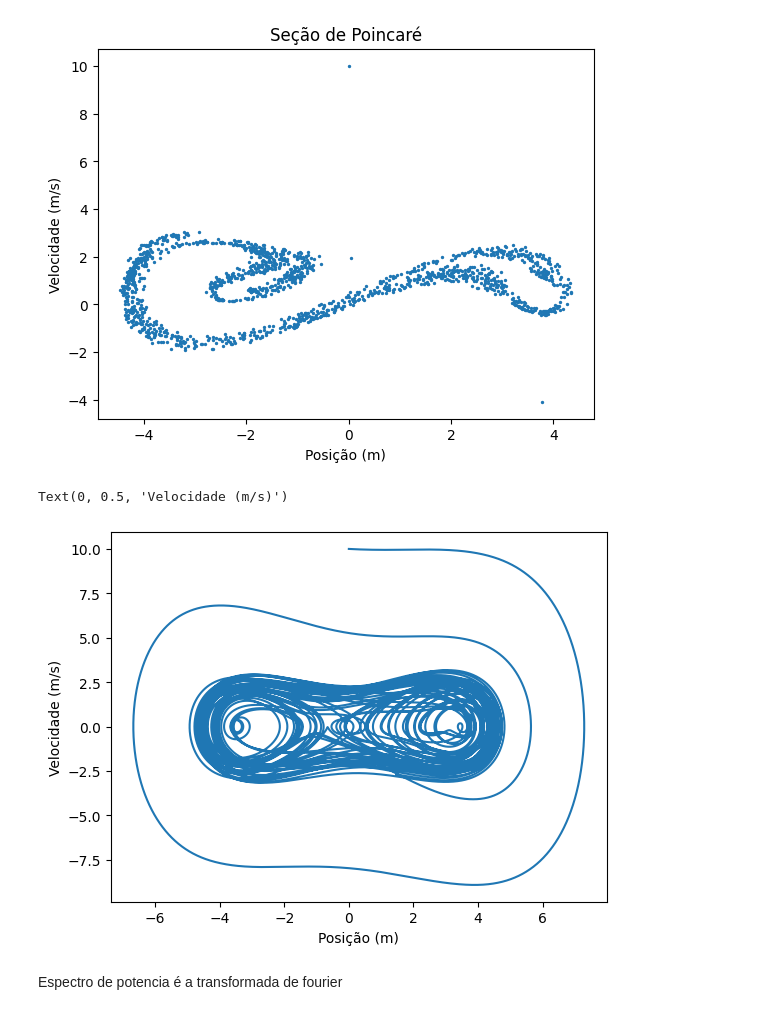
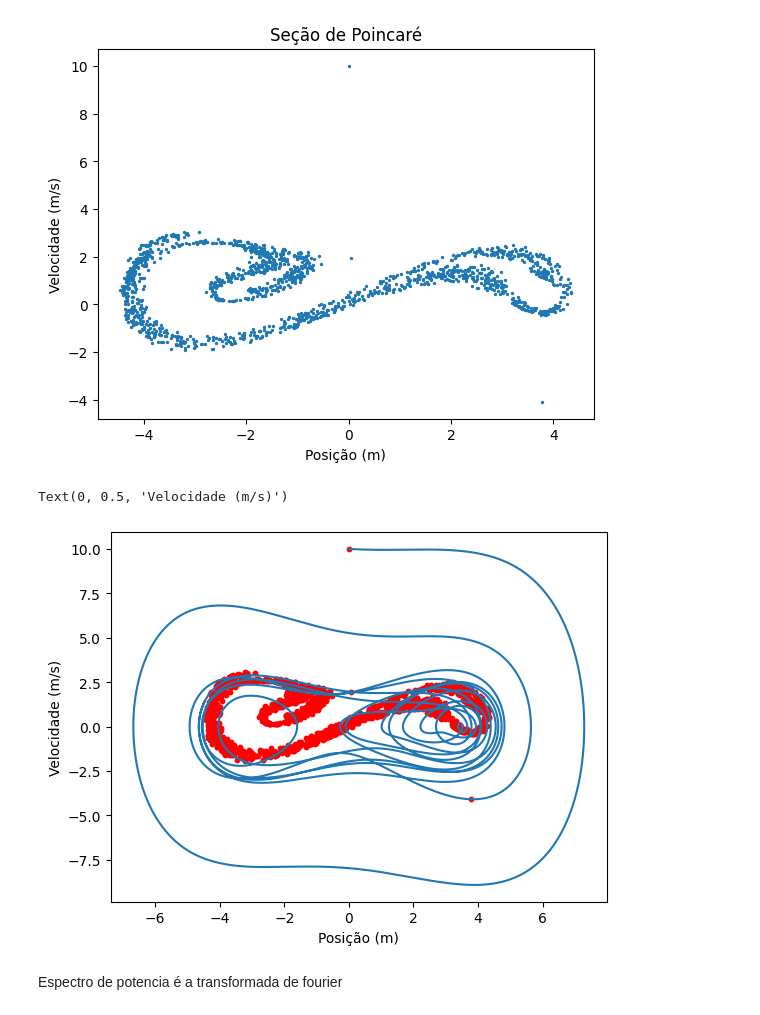
Before and after one commit to mickpires/Duffing-oscilator, a Jupyter notebook: duffing.ipynb, the cells around one changed output. Cells and saved outputs as stored; diff of their text form; code cells hidden in the pictures.

```diff
--- a/duffing.ipynb
+++ b/duffing.ipynb
@@ -54,7 +54,7 @@ A seguir o gráfico do estado de fase:
 # estado de fase
 
 frames = int(round(tfinal/incremento,0))
-Tespecifico = 500
+Tespecifico = 100
 frames_especifico = int(round(frames*Tespecifico/tfinal,0))
 
 plt.plot(ts[:frames_especifico],x1[:frames_especifico])
@@ -82,12 +82,13 @@ Text(0.5, 1.0, 'Seção de Poincaré')
 # %%
 #diagrama de fases
 plt.plot(x1[:frames_especifico],v1[:frames_especifico])
+plt.scatter(x1[indice_poincare], v1[indice_poincare], s=10,c='red')
 #plt.plot(x2[:frames_especifico],v2[:frames_especifico])
 plt.xlabel('Posição (m)')
 plt.ylabel('Velocidade (m/s)')
 # %% [output]
 Text(0, 0.5, 'Velocidade (m/s)')
-[figure, old version]
+[figure, new version]
 # %% [markdown]
 Espectro de potencia é a transformada de fourier
 # %%
```
Also changed, not shown: parts of 4 cells of this notebook.
